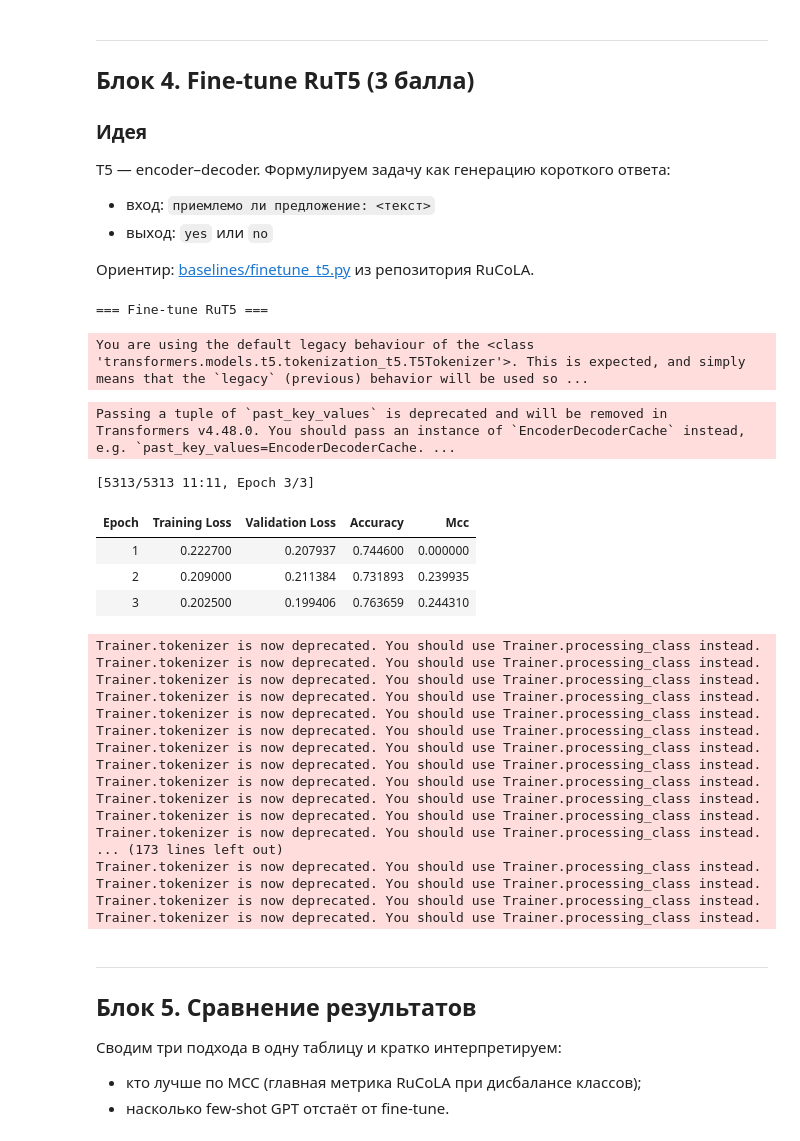
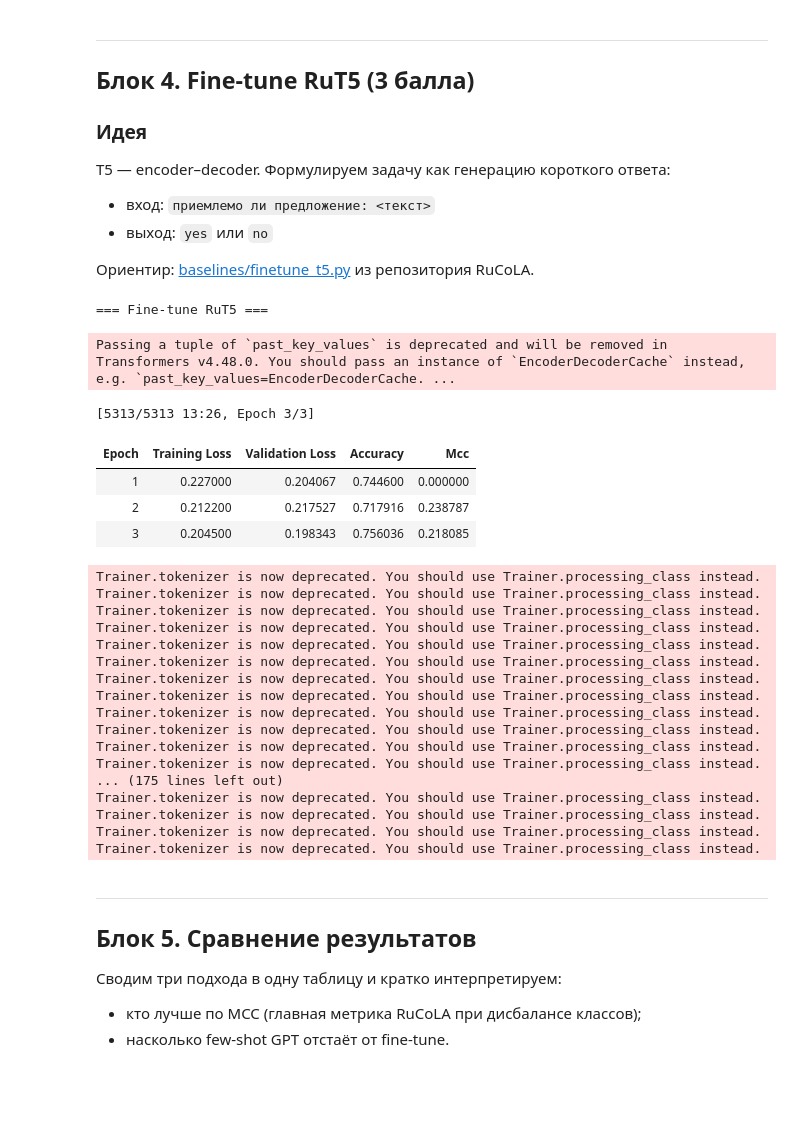
Before and after one commit to GreekIgor/ML_PROFESSIONAL, a Jupyter notebook: hw_27/hw_27_rucola_transformers.ipynb, the cells around one changed output. Saved outputs shown, nothing was run; the diff lists cells and outputs as text; code cells hidden in the pictures; blank space fills up the shorter version.

```diff
--- a/hw_27/hw_27_rucola_transformers.ipynb
+++ b/hw_27/hw_27_rucola_transformers.ipynb
@@ -426,7 +426,7 @@ NEG_LABEL = "no"
 def run_rut5(train_df, val_df, test_df):
     """Обучает RuT5 генерировать yes/no и оценивает на test."""
     print("=== Fine-tune RuT5 ===")
-    tokenizer = T5Tokenizer.from_pretrained(T5_MODEL)
+    tokenizer = T5Tokenizer.from_pretrained(T5_MODEL, legacy=False)
 
     def preprocess(examples):
         # Префикс задачи помогает T5 понять формат
@@ -434,8 +434,7 @@ def run_rut5(train_df, val_df, test_df):
         model_inputs = tokenizer(inputs, truncation=True, max_length=MAX_LEN, padding=False)
 
         targets = [POS_LABEL if y == 1 else NEG_LABEL for y in examples["acceptable"]]
-        with tokenizer.as_target_tokenizer():
-            labels = tokenizer(targets, truncation=True, max_length=8, padding=False)
+        labels = tokenizer(text_target=targets, truncation=True, max_length=8, padding=False)
         model_inputs["labels"] = labels["input_ids"]
         return model_inputs
 
@@ -484,57 +483,56 @@ def run_rut5(train_df, val_df, test_df):
         eval_dataset=ds["val"],
         processing_class=tokenizer,
         data_collator=DataCollatorForSeq2Seq(tokenizer, pad_to_multiple_of=8),
         compute_metrics=compute_metrics,
     )
 
     trainer.train()
     test_out = trainer.predict(ds["test"], max_length=8)
     result = {
         "model": T5_MODEL,
         "test_accuracy": float(test_out.metrics["test_accuracy"]),
         "test_mcc": float(test_out.metrics["test_mcc"]),
         "val": trainer.evaluate(ds["val"]),
     }
     print(f"RuT5 test: acc={result['test_accuracy']:.4f}, mcc={result['test_mcc']:.4f}")
 
     trainer.save_model(str(OUT / "rut5_best"))
     tokenizer.save_pretrained(str(OUT / "rut5_best"))
     return result
 
 
 rut5_path = OUT / "rut5_metrics.json"
 if rut5_path.exists():
     rut5_result = json.loads(rut5_path.read_text(encoding="utf-8"))
     print("Загружены сохранённые метрики RuT5:", rut5_result)
 else:
     rut5_result = run_rut5(train_df, val_df, test_df)
     rut5_path.write_text(json.dumps(rut5_result, indent=2, ensure_ascii=False), encoding="utf-8")
 # %% [output]
 === Fine-tune RuT5 ===
-You are using the default legacy behaviour of the <class 'transformers.models.t5.tokenization_t5.T5Tokenizer'>. This is expected, and simply means that the `legacy` (previous) behavior will be used so ...
+Passing a tuple of `past_key_values` is deprecated and will be removed in Transformers v4.48.0. You should pass an instance of `EncoderDecoderCache` instead, e.g. `past_key_values=EncoderDecoderCache. ...
-Passing a tuple of `past_key_values` is deprecated and will be removed in Transformers v4.48.0. You should pass an instance of `EncoderDecoderCache` instead, e.g. `past_key_values=EncoderDecoderCache. ...
+[5313/5313 13:26, Epoch 3/3]
+| Epoch | Training Loss | Validation Loss | Accuracy | Mcc |
+| 1 | 0.227000 | 0.204067 | 0.744600 | 0.000000 |
+| 2 | 0.212200 | 0.217527 | 0.717916 | 0.238787 |
+| 3 | 0.204500 | 0.198343 | 0.756036 | 0.218085 |
-[5313/5313 11:11, Epoch 3/3]
+Trainer.tokenizer is now deprecated. You should use Trainer.processing_class instead.
+Trainer.tokenizer is now deprecated. You should use Trainer.processing_class instead.
+Trainer.tokenizer is now deprecated. You should use Trainer.processing_class instead.
+Trainer.tokenizer is now deprecated. You should use Trainer.processing_class instead.
+Trainer.tokenizer is now deprecated. You should use Trainer.processing_class instead.
+Trainer.tokenizer is now deprecated. You should use Trainer.processing_class instead.
+Trainer.tokenizer is now deprecated. You should use Trainer.processing_class instead.
+Trainer.tokenizer is now deprecated. You should use Trainer.processing_class instead.
+Trainer.tokenizer is now deprecated. You should use Trainer.processing_class instead.
+Trainer.tokenizer is now deprecated. You should use Trainer.processing_class instead.
+Trainer.tokenizer is now deprecated. You should use Trainer.processing_class instead.
+Trainer.tokenizer is now deprecated. You should use Trainer.processing_class instead.
+... (175 lines left out)
+Trainer.tokenizer is now deprecated. You should use Trainer.processing_class instead.
+Trainer.tokenizer is now deprecated. You should use Trainer.processing_class instead.
+Trainer.tokenizer is now deprecated. You should use Trainer.processing_class instead.
+Trainer.tokenizer is now deprecated. You should use Trainer.processing_class instead.
-| Epoch | Training Loss | Validation Loss | Accuracy | Mcc |
-| 1 | 0.222700 | 0.207937 | 0.744600 | 0.000000 |
-| 2 | 0.209000 | 0.211384 | 0.731893 | 0.239935 |
-| 3 | 0.202500 | 0.199406 | 0.763659 | 0.244310 |
-Trainer.tokenizer is now deprecated. You should use Trainer.processing_class instead.
-Trainer.tokenizer is now deprecated. You should use Trainer.processing_class instead.
-Trainer.tokenizer is now deprecated. You should use Trainer.processing_class instead.
-Trainer.tokenizer is now deprecated. You should use Trainer.processing_class instead.
-Trainer.tokenizer is now deprecated. You should use Trainer.processing_class instead.
-Trainer.tokenizer is now deprecated. You should use Trainer.processing_class instead.
-Trainer.tokenizer is now deprecated. You should use Trainer.processing_class instead.
-Trainer.tokenizer is now deprecated. You should use Trainer.processing_class instead.
-Trainer.tokenizer is now deprecated. You should use Trainer.processing_class instead.
-Trainer.tokenizer is now deprecated. You should use Trainer.processing_class instead.
-Trainer.tokenizer is now deprecated. You should use Trainer.processing_class instead.
-Trainer.tokenizer is now deprecated. You should use Trainer.processing_class instead.
-... (173 lines left out)
-Trainer.tokenizer is now deprecated. You should use Trainer.processing_class instead.
-Trainer.tokenizer is now deprecated. You should use Trainer.processing_class instead.
-Trainer.tokenizer is now deprecated. You should use Trainer.processing_class instead.
-Trainer.tokenizer is now deprecated. You should use Trainer.processing_class instead.
 # %% [markdown]
 ---
 ## Блок 5. Сравнение результатов
```
Also changed, not shown: parts of 2 cells of this notebook.
